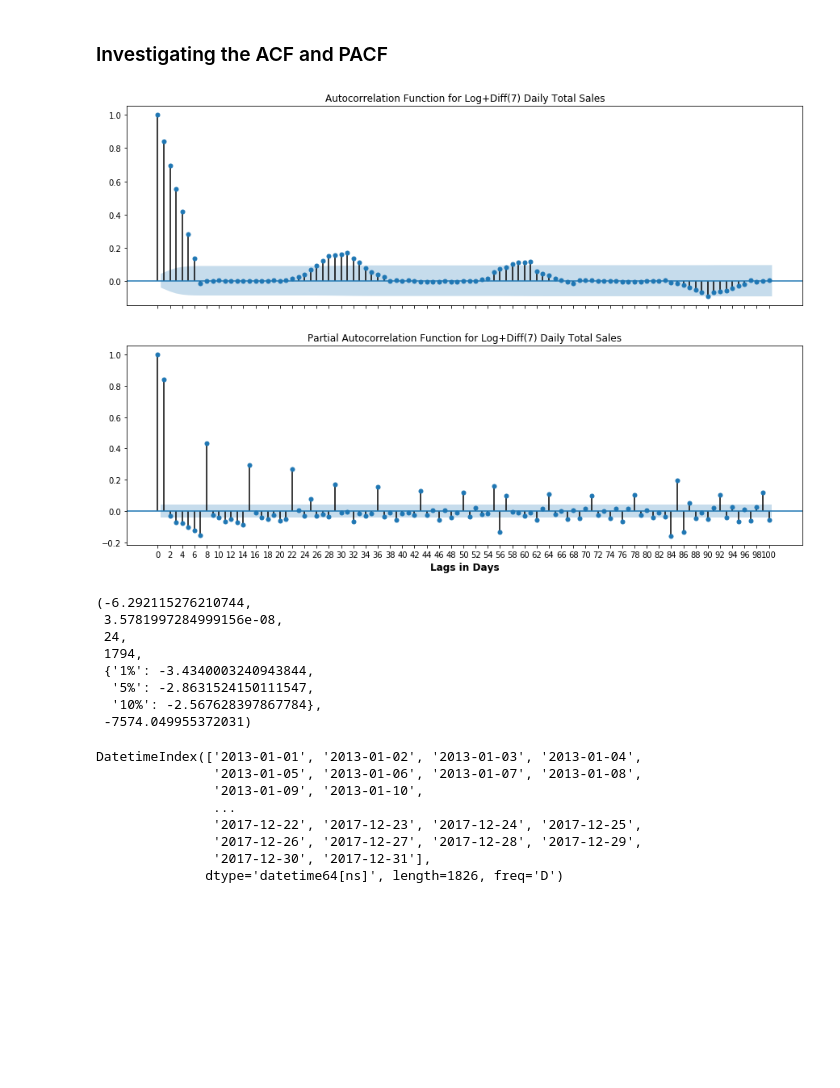
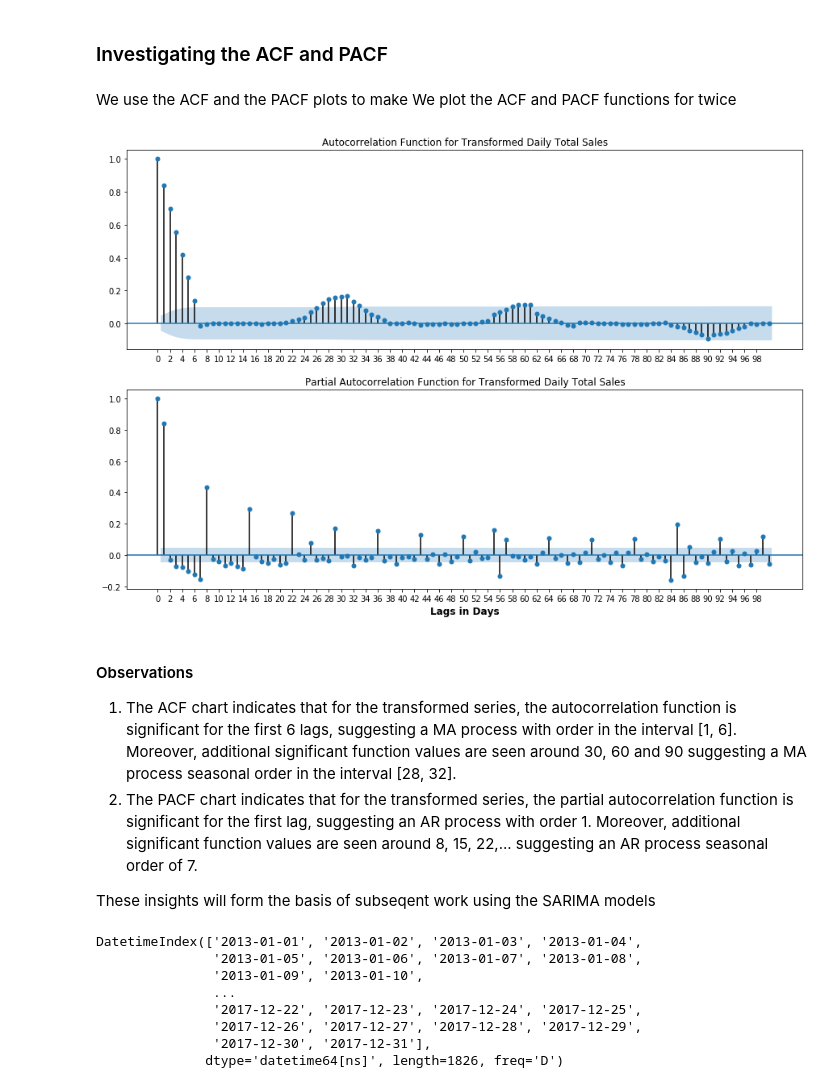
Before and after one commit to sanjeevgadre/Kaggle-Time-Series, a Jupyter notebook: EDA.ipynb, the cells around one changed output. Drawn from its saved outputs; the diff is of its cells as text; code cells hidden in the pictures; blank space fills up the shorter version.

```diff
--- a/EDA.ipynb
+++ b/EDA.ipynb
@@ -341,17 +341,15 @@ plt.show()
 </ol>
 # %%
-dailysales_all_log_diff = np.log(dailysales_all).diff(7)
-
 fig, ax = plt.subplots(nrows = 2, figsize = (15, 10), sharex = True)
 plt.suptitle('Comparing Log of Daily Total Sales and Log+Diff(7) of Daily Total Sales',
              x = 0.5, y = 0.95, fontsize = 14, fontweight = 'bold')
 
-ax[0].plot(dailysales_all_log)
+ax[0].plot(np.log(dailysales_all))
 ax[0].set_title('Log of Daily Total Sales')
-ax[0].set_ylim((dailysales_all_log.min() - 0.1, dailysales_all_log.max() + 0.1))
-ax[1].plot(dailysales_all_log_diff)
+ax[0].set_ylim((np.log(dailysales_all).min() - 0.1, np.log(dailysales_all).max() + 0.1))
+ax[1].plot(np.log(dailysales_all).diff(7))
 ax[1].set_title('Log+Diff(7) of Daily Total Sales')
-ax[1].set_ylim((dailysales_all_log_diff.min() - 0.01, dailysales_all_log_diff.max() + 0.01))
+ax[1].set_ylim((np.log(dailysales_all).diff(7).min() - 0.01, np.log(dailysales_all).diff(7).max() + 0.01))
 plt.grid(b = True, axis = 'y')
 
 plt.show()
@@ -364,32 +406,30 @@ plt.show()
 # %% [markdown]
 ### Investigating the ACF and PACF
+# %% [markdown]
+We use the ACF and the PACF plots to make We plot the ACF and PACF functions for twice
 # %%
-dailysales_all_log_diff = dailysales_all_log_diff.dropna()
+fig, (ax1, ax2) = plt.subplots(nrows = 2, figsize = (15, 10))
 
-fig, (ax1, ax2) = plt.subplots(nrows = 2, figsize = (15, 10), sharex = True)
+tsaplots.plot_acf(dailysales_all_log_diff, ax = ax1, alpha = 0.05, lags = 100,
+                  title = 'Autocorrelation Function for Transformed Daily Total Sales')
+tsaplots.plot_pacf(dailysales_all_log_diff, ax = ax2, alpha = 0.05, lags = 100,
+                   title = 'Partial Autocorrelation Function for Transformed Daily Total Sales')
 
-tsaplots.plot_acf(dailysales_all_log_diff, ax = ax1, lags = 100, alpha = 0.075,
-                  title = 'Autocorrelation Function for Log+Diff(7) Daily Total Sales')
-tsaplots.plot_pacf(dailysales_all_log_diff, ax = ax2, lags = 100, alpha = 0.075,
-                   title = 'Partial Autocorrelation Function for Log+Diff(7) Daily Total Sales')
-
-ax2.set_xticks(np.arange(0, 101, 2))
+ax1.set_xticks(np.arange(0, 100, 2))
+ax2.set_xticks(np.arange(0, 100, 2))
 ax2.set_xlabel('Lags in Days', fontsize = '12', fontweight = 'bold')
 
 plt.show()
 # %% [output]
-[figure, old version]
+[figure, new version]
-# %%
-adfuller(dailysales_all_log_diff)
-# %% [output]
-(-6.292115276210744,
- 3.5781997284999156e-08,
- 24,
- 1794,
- {'1%': -3.4340003240943844,
-  '5%': -2.8631524150111547,
-  '10%': -2.567628397867784},
- -7574.049955372031)
+# %% [markdown]
+#### Observations
+<ol>
+    <li>The ACF chart indicates that for the transformed series, the autocorrelation function is significant for the first 6 lags, suggesting a MA process with order in the interval [1, 6]. Moreover, additional significant function values are seen around 30, 60 and 90 suggesting a MA process seasonal order in the interval [28, 32].
+    <li>The PACF chart indicates that for the transformed series, the partial autocorrelation function is significant for the first lag, suggesting an AR process with order 1. Moreover, additional significant function values are seen around 8, 15, 22,... suggesting an AR process seasonal order of 7.
+</ol>
+
+These insights will form the basis of subseqent work using the SARIMA models
 # %%
 # Explicitly setting the DatetimeIndex frequency
 dailysales_all.index = pd.DatetimeIndex(dailysales_all.index.values, freq = 'D')
```
Also changed, not shown: parts of 11 cells of this notebook.
